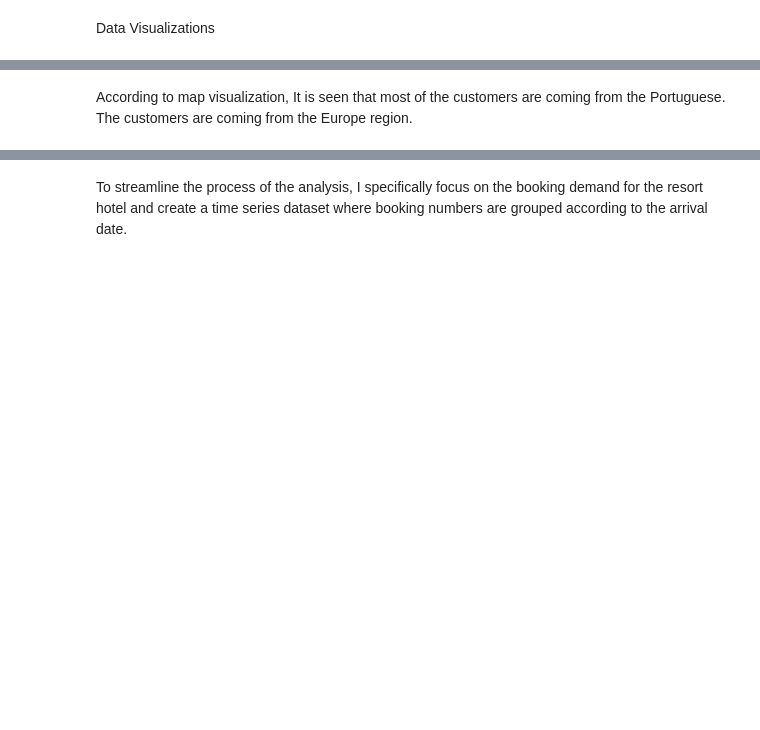
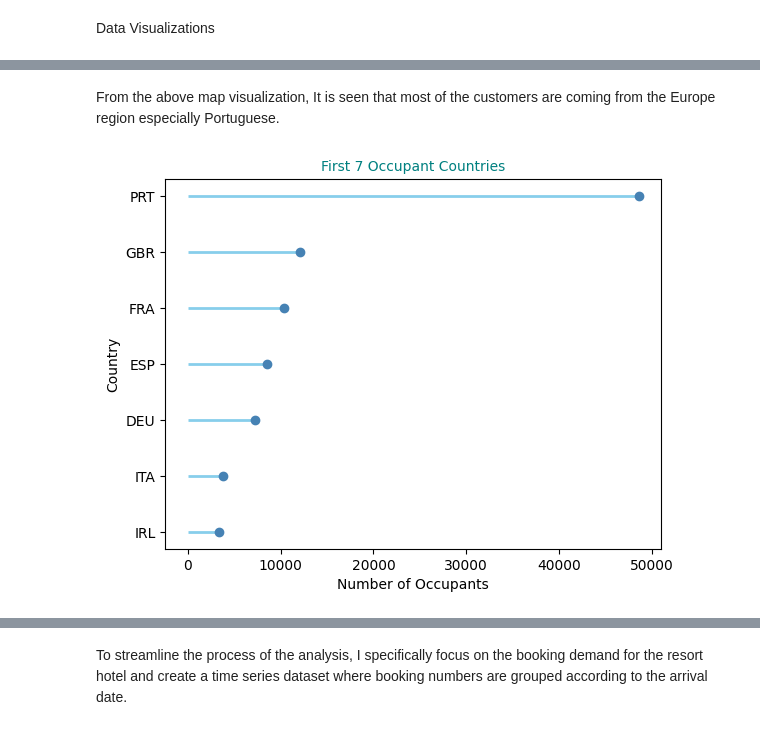
Before and after one commit to philipoladimeji/ITNPBD4-Portfolio, a Jupyter notebook: Time_Series_Analysis.ipynb, the cells around one changed output, grey strips where cells are left out. Saved outputs shown, nothing was run; the diff lists cells and outputs as text; code cells hidden in the pictures; blank space fills up the shorter version.

```diff
--- a/Time_Series_Analysis.ipynb
+++ b/Time_Series_Analysis.ipynb
@@ -245,4 +248,4 @@ fig.show()
 # %% [output]
 [interactive output not drawn]
 # %% [markdown]
-According to map visualization, It is seen that most of the customers are coming from the Portuguese. The customers are coming from the Europe region.
+From the above map visualization, It is seen that most of the customers are coming from the Europe region especially Portuguese.
@@ -255,0 +252,13 @@ According to map visualization, It is seen that most of the customers are coming
+# %%
+#This display the top 7 countries by number of occupants in a clean horizontal chart
+top_countries = df['country'].value_counts().head(7).sort_values()
+
+plt.hlines(y=top_countries.index, xmin=0, xmax=top_countries.values, colors='skyblue', linewidth=2)
+plt.plot(top_countries.values, top_countries.index, 'o', color='steelblue')
+
+plt.title("First 7 Occupant Countries", fontsize=10, color='teal')
+plt.xlabel("Number of Occupants")
+plt.ylabel("Country")
+plt.show();
+# %% [output]
+[figure, added]
```
Also changed, not shown: parts of 26 cells of this notebook.
